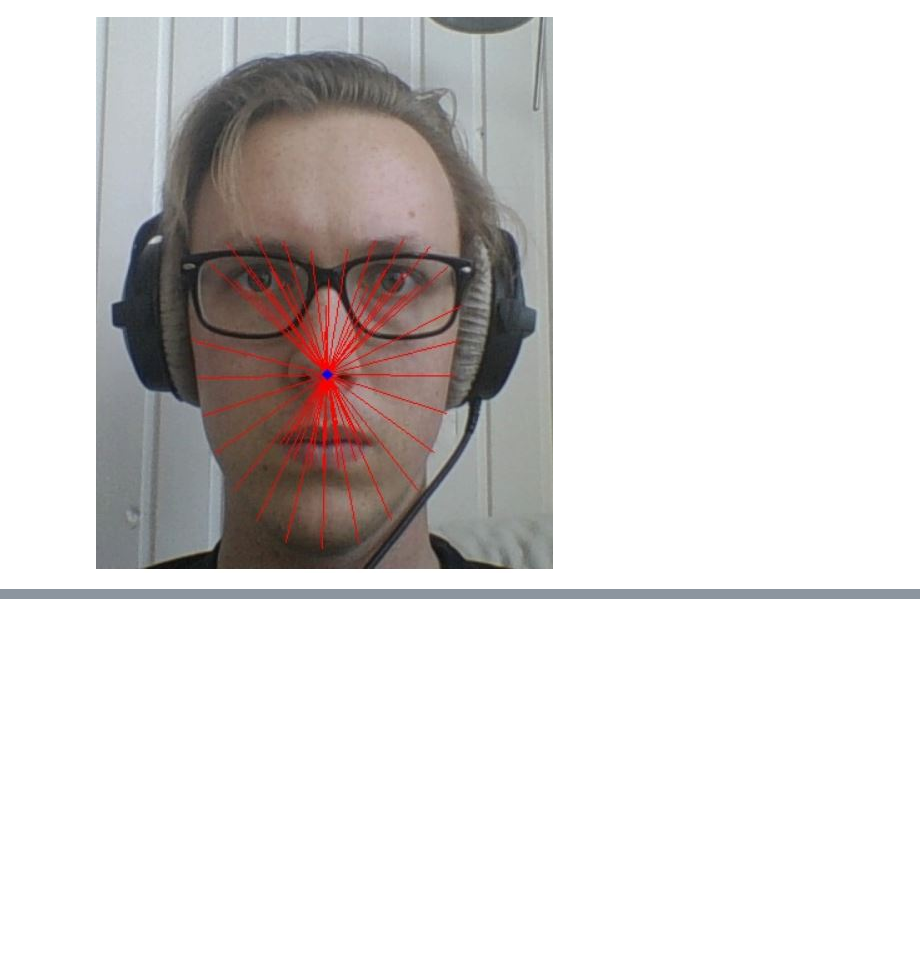
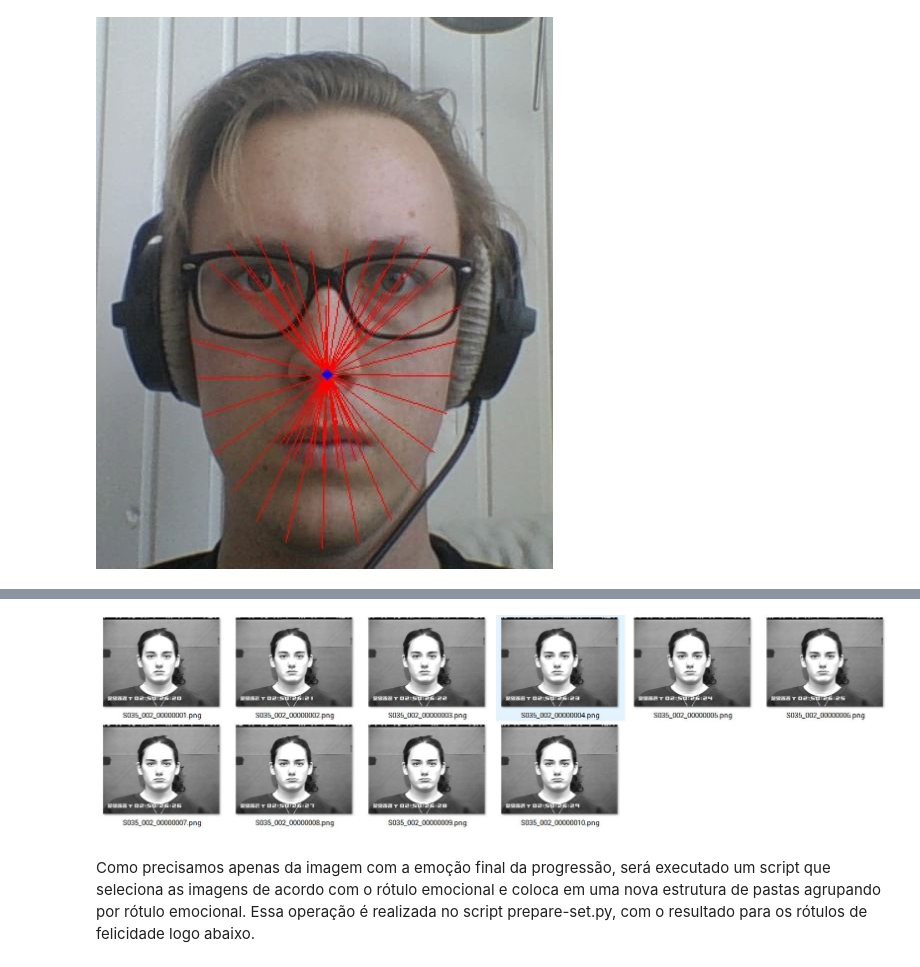
Before and after one commit to fabiograssiotto/IA369, a Jupyter notebook: T3/EmoRecog/emorecog.ipynb, the cells around one changed output, grey strips where cells are left out. Drawn from its saved outputs; the diff is of its cells as text; code cells hidden in the pictures; blank space fills up the shorter version.

Commit message:
Updated code and images up to the end of the tutorial

```diff
--- a/T3/EmoRecog/emorecog.ipynb
+++ b/T3/EmoRecog/emorecog.ipynb
@@ -168,0 +184,7 @@ def get_landmarks(image):
+# %%
+from IPython.display import Image, display
+display(Image(filename='ck-images.jpg', embed=True))
+# %% [output]
+[figure, added]
+# %% [markdown]
+Como precisamos apenas da imagem com a emoção final da progressão, será executado um script que seleciona as imagens de acordo com o rótulo emocional e coloca em uma nova estrutura de pastas agrupando por rótulo emocional. Essa operação é realizada no script prepare-set.py, com o resultado para os rótulos de felicidade logo abaixo.
```
Also changed, not shown: parts of 13 cells of this notebook, 11 other files.
